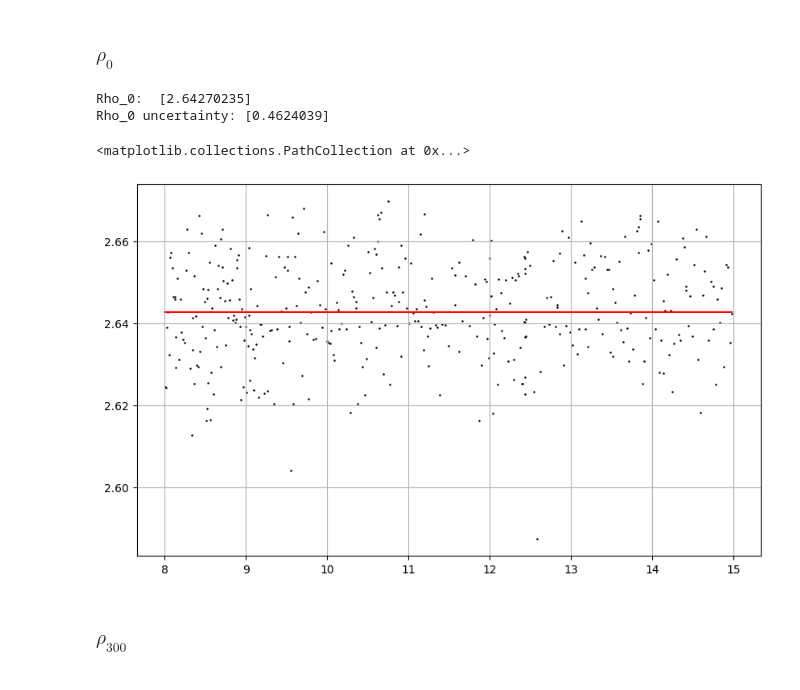
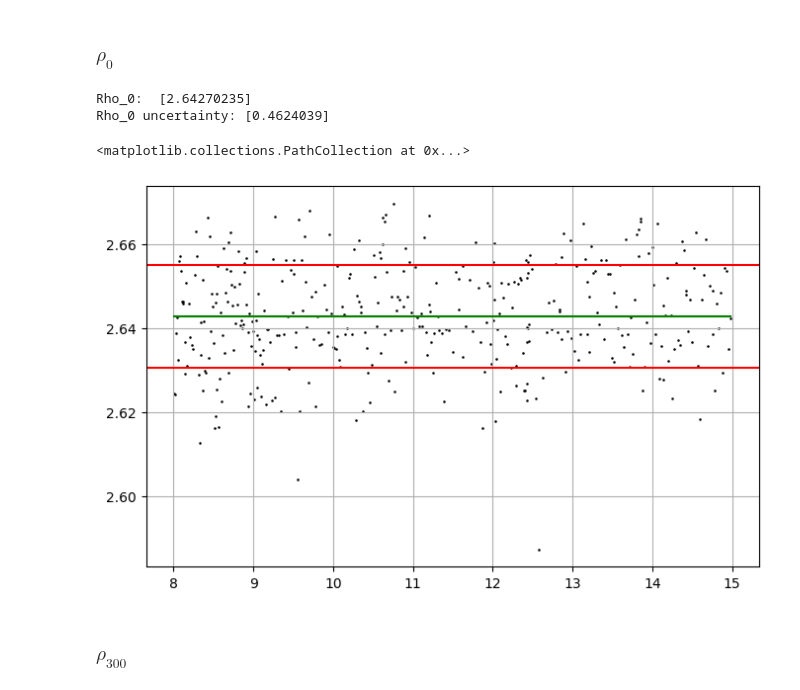
Before and after one commit to gamberoillecito/Nb-Characterization, a Jupyter notebook: R-vs-T/VdP_dataline.ipynb, the cells around one changed output. Drawn from its saved outputs; the diff is of its cells as text; code cells hidden in the pictures.

```diff
--- a/R-vs-T/VdP_dataline.ipynb
+++ b/R-vs-T/VdP_dataline.ipynb
@@ -173,30 +173,31 @@ Text(0.5, 1.0, 'Sheet Resistance vs. Temperature')
 # %%
 T_sub = []
 Rs_sub = []
 
 i=0
 while (Tf[i]<15):
     T_sub.append(Tf[i])
     Rs_sub.append(Rs[i])
     i+=1
 
-
 coeff = np.polyfit(T_sub, Rs_sub, deg=0)
 Rho_0 = coeff
 uncertainty_Rho0 = np.std(Rs_sub)
 
 print("Rho_0: ", Rho_0)
 print("Rho_0 uncertainty:", (uncertainty_Rho0/Rho_0)*100)
 
-plt.figure(figsize=(10, 6))
+plt.figure(figsize=(8, 5))
 plt.grid()
-plt.plot(T_sub, np.polyval(coeff, T_sub), color='red', label='Fit: Rho_0')
+plt.plot(T_sub, np.polyval(coeff, T_sub), color='green', label='Fit: Rho_0')
+plt.axhline(Rho_0 + uncertainty_Rho0, color='red', linewidth=1.5)
+plt.axhline(Rho_0 - uncertainty_Rho0, color='red', linewidth=1.5)
 plt.scatter(T_sub, Rs_sub, s = .7, color='black', label="Rf plot")
 # %% [output]
 Rho_0:  [2.64270235]
 Rho_0 uncertainty: [0.4624039]
 <matplotlib.collections.PathCollection at 0x...>
-[figure, old version]
+[figure, new version]
 # %% [markdown]
 ### $\rho_{300}$
 # %%
```
Also changed, not shown: parts of 16 cells of this notebook.
